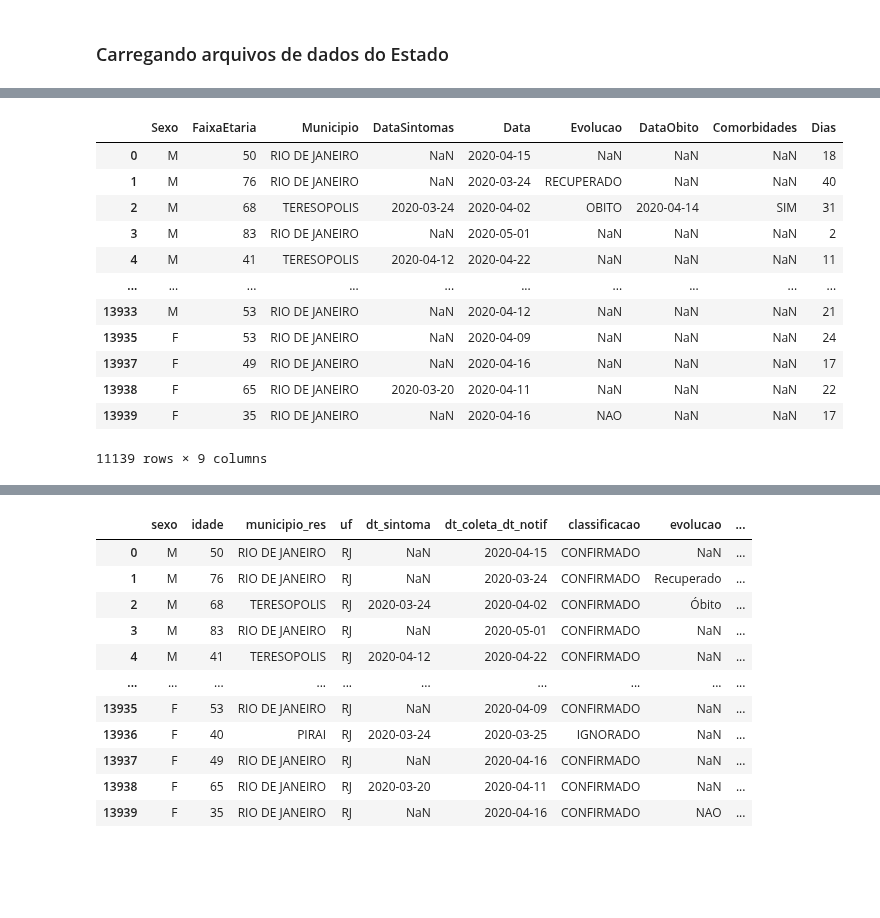
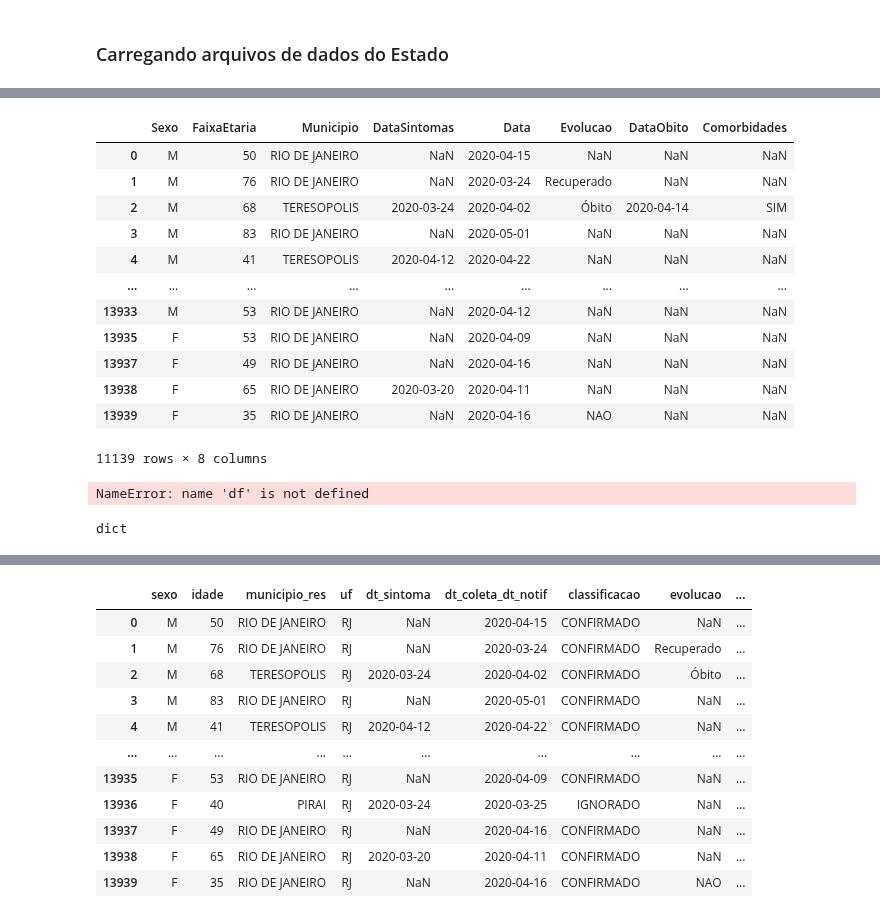
Before and after one commit to Modelagem-Covid-19-RJ/covid19, a Jupyter notebook: modelos/RJ/compartimental/geo_plot/GeoPlotting_Estado_RJ.ipynb, the cells around one changed output, grey strips where cells are left out. Cells and saved outputs as stored; diff of their text form; code cells hidden in the pictures; blank space fills up the shorter version.

Commit message:
Construção do modulo scripts

```diff
--- a/modelos/RJ/compartimental/geo_plot/GeoPlotting_Estado_RJ.ipynb
+++ b/modelos/RJ/compartimental/geo_plot/GeoPlotting_Estado_RJ.ipynb
@@ -115,0 +75,2 @@ configs['df']['status']['rj']['estado']
+# %%
+df3 = mc.scripts.set_df('prefeitura_rj')
@@ -116,5 +93,21 @@ configs['df']['status']['rj']['estado']
 # %%
-df2, df_break = set_df('estado_rj', {'df_break': True})
+df2, df_break = mc.scripts.set_df('estado_rj', {'df_break': True})
+# %%
+df2
+# %% [output]
+|  | Sexo | FaixaEtaria | Municipio | DataSintomas | Data | Evolucao | DataObito | Comorbidades |
+| 0 | M | 50 | RIO DE JANEIRO | NaN | 2020-04-15 | NaN | NaN | NaN |
+| 1 | M | 76 | RIO DE JANEIRO | NaN | 2020-03-24 | Recuperado | NaN | NaN |
+| 2 | M | 68 | TERESOPOLIS | 2020-03-24 | 2020-04-02 | Óbito | 2020-04-14 | SIM |
+| 3 | M | 83 | RIO DE JANEIRO | NaN | 2020-05-01 | NaN | NaN | NaN |
+| 4 | M | 41 | TERESOPOLIS | 2020-04-12 | 2020-04-22 | NaN | NaN | NaN |
+| ... | ... | ... | ... | ... | ... | ... | ... | ... |
+| 13933 | M | 53 | RIO DE JANEIRO | NaN | 2020-04-12 | NaN | NaN | NaN |
+| 13935 | F | 53 | RIO DE JANEIRO | NaN | 2020-04-09 | NaN | NaN | NaN |
+| 13937 | F | 49 | RIO DE JANEIRO | NaN | 2020-04-16 | NaN | NaN | NaN |
+| 13938 | F | 65 | RIO DE JANEIRO | 2020-03-20 | 2020-04-11 | NaN | NaN | NaN |
+| 13939 | F | 35 | RIO DE JANEIRO | NaN | 2020-04-16 | NAO | NaN | NaN |
+11139 rows × 8 columns
 # %%
 lst = []
 # %%
@@ -122,19 +115,14 @@ for i in lst:
     print('')
 # %%
 df2
-# %% [output]
-|  | Sexo | FaixaEtaria | Municipio | DataSintomas | Data | Evolucao | DataObito | Comorbidades | Dias |
-| 0 | M | 50 | RIO DE JANEIRO | NaN | 2020-04-15 | NaN | NaN | NaN | 18 |
-| 1 | M | 76 | RIO DE JANEIRO | NaN | 2020-03-24 | RECUPERADO | NaN | NaN | 40 |
-| 2 | M | 68 | TERESOPOLIS | 2020-03-24 | 2020-04-02 | OBITO | 2020-04-14 | SIM | 31 |
-| 3 | M | 83 | RIO DE JANEIRO | NaN | 2020-05-01 | NaN | NaN | NaN | 2 |
-| 4 | M | 41 | TERESOPOLIS | 2020-04-12 | 2020-04-22 | NaN | NaN | NaN | 11 |
-| ... | ... | ... | ... | ... | ... | ... | ... | ... | ... |
-| 13933 | M | 53 | RIO DE JANEIRO | NaN | 2020-04-12 | NaN | NaN | NaN | 21 |
-| 13935 | F | 53 | RIO DE JANEIRO | NaN | 2020-04-09 | NaN | NaN | NaN | 24 |
-| 13937 | F | 49 | RIO DE JANEIRO | NaN | 2020-04-16 | NaN | NaN | NaN | 17 |
-| 13938 | F | 65 | RIO DE JANEIRO | 2020-03-20 | 2020-04-11 | NaN | NaN | NaN | 22 |
-| 13939 | F | 35 | RIO DE JANEIRO | NaN | 2020-04-16 | NAO | NaN | NaN | 17 |
-11139 rows × 9 columns
+# %%
+for r in configs['df']['rename']['rj']['dados']['estado']:
+    df[r].replace(configs['df']['rename']['rj']['dados']['estado'][r], inplace = True)
+# %% [output]
+NameError: name 'df' is not defined
+# %%
+type(configs['df']['rename']['rj']['dados']['estado']['Evolucao'])
+# %% [output]
+dict
 # %%
 df_conf_est
```
Also changed, not shown: parts of 14 cells of this notebook, 3 other files.
